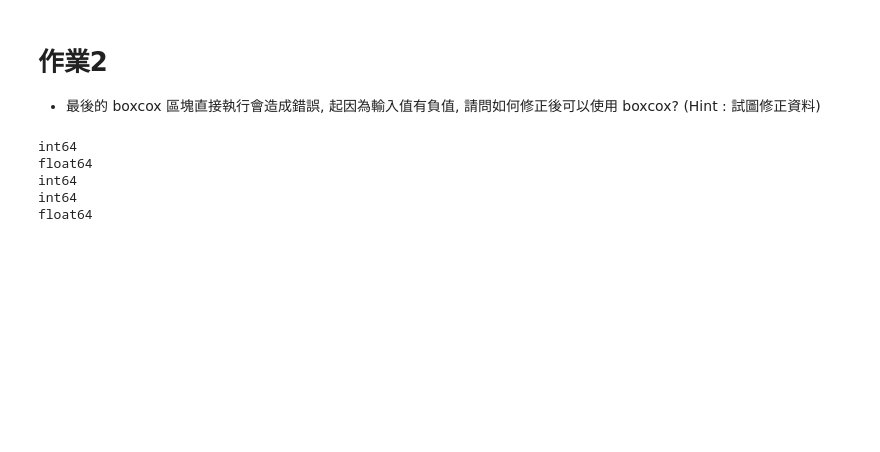
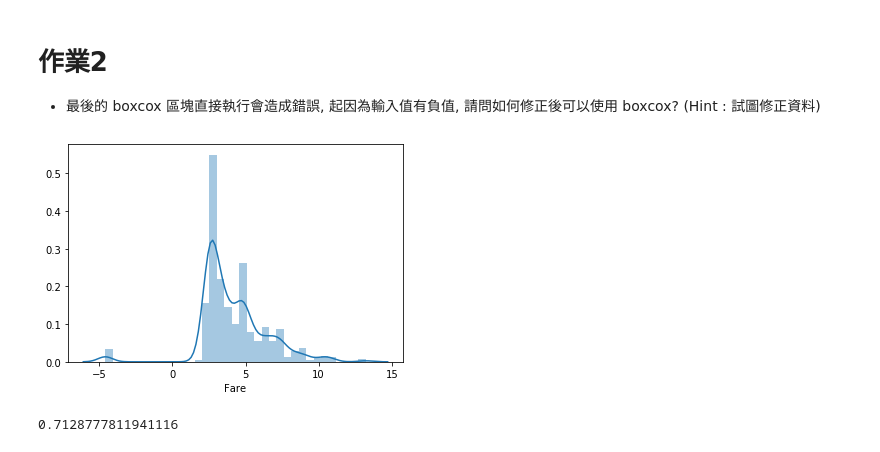
Before and after one commit to henry3556108/ML-3rd-100Day, a Jupyter notebook: Day_023_HW.ipynb, the cells around one changed output. Saved outputs shown, nothing was run; the diff lists cells and outputs as text; code cells hidden in the pictures; blank space fills up the shorter version.

```diff
--- a/Day_023_HW.ipynb
+++ b/Day_023_HW.ipynb
@@ -97,21 +97,19 @@ cross_val_score(estimator, train_X, train_Y, cv=5).mean()
 # %%
 # 將 Fare 取 boxcox 後, 看散佈圖, 並計算分數 (執行會有 error, 請試圖修正)
 from scipy import stats
 df_fixed = copy.deepcopy(df)
 # print(df_fixed.columns)
 # df_fixed = MMEncoder.fit_transform(df_fixed)
-df_fixed = df_fixed.apply(lambda x : x+a(x.min()))
-# df_fixed['Fare'] = stats.boxcox(df_fixed['Fare'])[0]
-# sns.distplot(df_fixed['Fare'][:train_num])
-# plt.show()
+df_fixed = df_fixed.apply(lambda x : x+abs(x.min())+1e-10)
+# 先最小值設成 0 後，外加微小值，避免log部分出錯
+df_fixed['Fare'] = stats.boxcox(df_fixed['Fare'])[0]
+sns.distplot(df_fixed['Fare'][:train_num])
+plt.show()
 
-# df_fixed = MMEncoder.fit_transform(df_fixed)
-# train_X = df_fixed[:train_num]
-# estimator = LogisticRegression()
-# cross_val_score(estimator, train_X, train_Y, cv=5).mean()
+df_fixed = MMEncoder.fit_transform(df_fixed)
+train_X = df_fixed[:train_num]
+estimator = LogisticRegression()
+cross_val_score(estimator, train_X, train_Y, cv=5).mean()
 # %% [output]
+[figure, added]
-int64
-float64
-int64
-int64
-float64
+0.7128777811941116
```
